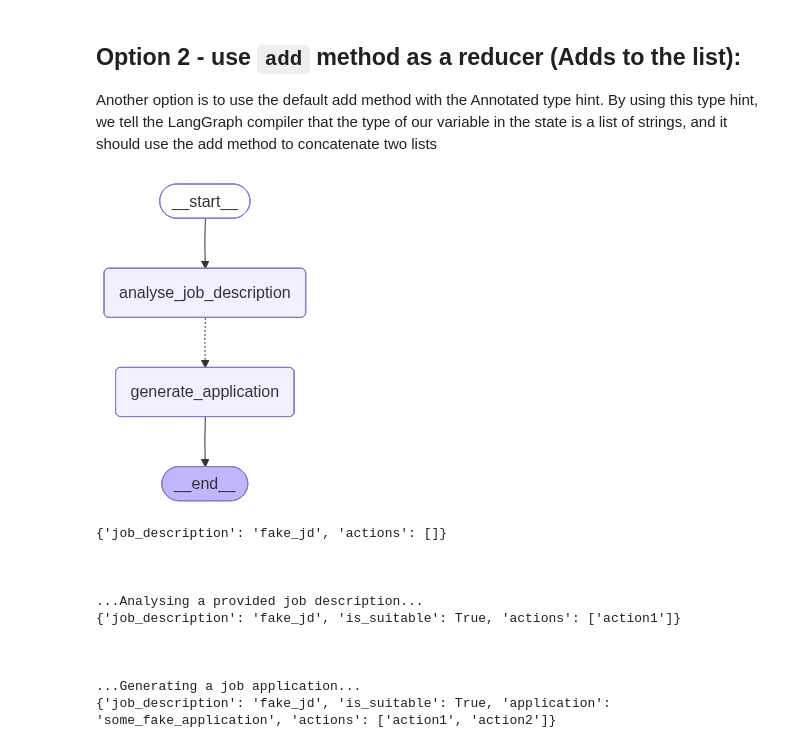
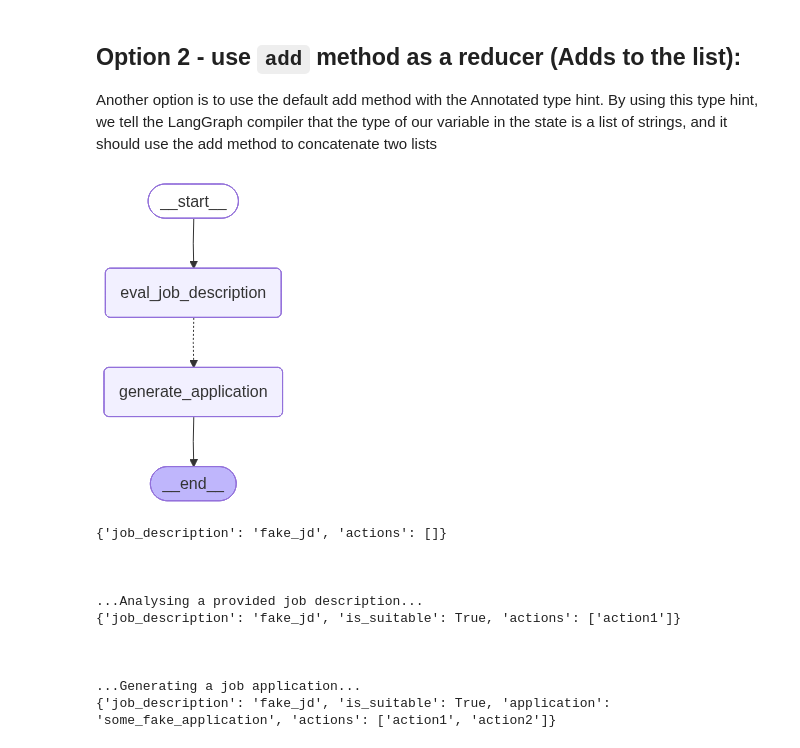
Before and after one commit to leslie-zi-pan/generative_ai_with_langchain, a Jupyter notebook: chapter3/langgraph_intro.ipynb, the cells around one changed output. Drawn from its saved outputs; the diff is of its cells as text; code cells hidden in the pictures.

```diff
--- a/chapter3/langgraph_intro.ipynb
+++ b/chapter3/langgraph_intro.ipynb
@@ -26,7 +26,7 @@ class JobApplicationState(TypedDict):
 
 from langgraph.graph import StateGraph, START, END, Graph
 
-def analyse_job_description(state: JobApplicationState):
+def eval_job_description(state: JobApplicationState):
     print("...Analysing a provided job description...")
     return {"is_suitable": len(state["job_description"]) > 100}
 
@@ -36,11 +36,11 @@ def generate_application(state: JobApplicationState):
     return {"application": f"some_fake_application"}
 
 builder = StateGraph(JobApplicationState)
-builder.add_node("analyse_job_description", analyse_job_description)
+builder.add_node("eval_job_description", eval_job_description)
 builder.add_node("generate_application", generate_application)
 
-builder.add_edge(START, "analyse_job_description")
-builder.add_edge("analyse_job_description", "generate_application")
+builder.add_edge(START, "eval_job_description")
+builder.add_edge("eval_job_description", "generate_application")
 builder.add_edge("generate_application", END)
 
 graph = builder.compile()
@@ -101,7 +101,7 @@ class JobApplicationState(TypedDict):
     application: str
     actions: list[str]
 
-def analyse_job_description(state: JobApplicationState) -> dict[str, object]:
+def eval_job_description(state: JobApplicationState) -> dict[str, object]:
     print("...Analysing a provided job description...")
     result = {
         "is_suitable": len(state["job_description"]) < 100,
@@ -114,11 +114,11 @@ def generate_application(state: JobApplicationState) -> dict[str, object]:
     return {"application": "some_fake_application", "actions": ["action2"]}
 
 builder = StateGraph(JobApplicationState)
-builder.add_node("analyse_job_description", analyse_job_description)
+builder.add_node("eval_job_description", eval_job_description)
 builder.add_node("generate_application", generate_application)
 
-builder.add_edge(START, "analyse_job_description")
-builder.add_conditional_edges("analyse_job_description", is_suitable_condition)
+builder.add_edge(START, "eval_job_description")
+builder.add_conditional_edges("eval_job_description", is_suitable_condition)
 builder.add_edge("generate_application", END)
 
 graph = builder.compile()
@@ -154,38 +154,38 @@ Another option is to use the default add method with the Annotated type hint. By
 from typing import Annotated, Optional
 from operator import add
 
 class JobApplicationState(TypedDict):
     job_description: str
     is_suitable: bool
     application: str
     actions: Annotated[list[str], add]
 
-def analyse_job_description(state: JobApplicationState) -> dict[str, object]:
+def eval_job_description(state: JobApplicationState) -> dict[str, object]:
     print("...Analysing a provided job description...")
     result = {
         "is_suitable": len(state["job_description"]) < 100,
         "actions": ["action1"],
     }
     return result
 
 def generate_application(state: JobApplicationState) -> dict[str, object]:
     print("...Generating a job application...")
     return {"application": "some_fake_application", "actions": ["action2"]}
 
 builder = StateGraph(JobApplicationState)
-builder.add_node("analyse_job_description", analyse_job_description)
+builder.add_node("eval_job_description", eval_job_description)
 builder.add_node("generate_application", generate_application)
 
-builder.add_edge(START, "analyse_job_description")
-builder.add_conditional_edges("analyse_job_description", is_suitable_condition)
+builder.add_edge(START, "eval_job_description")
+builder.add_conditional_edges("eval_job_description", is_suitable_condition)
 builder.add_edge("generate_application", END)
 
 graph = builder.compile()
 
 from IPython.display import Image, display
 display(Image(graph.get_graph().draw_mermaid_png()))
 # %% [output]
-[figure, old version]
+[figure, new version]
 # %%
 async for chunk in graph.astream(
     input={"job_description":"fake_jd"},
```
Also changed, not shown: parts of 5 cells of this notebook, 2 other files.
